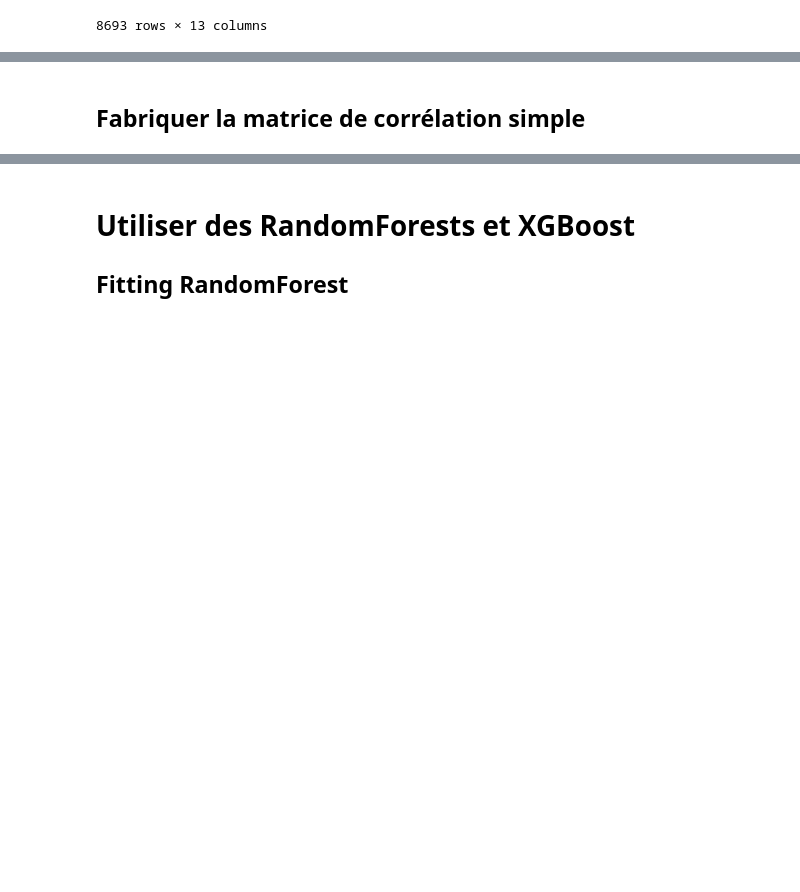
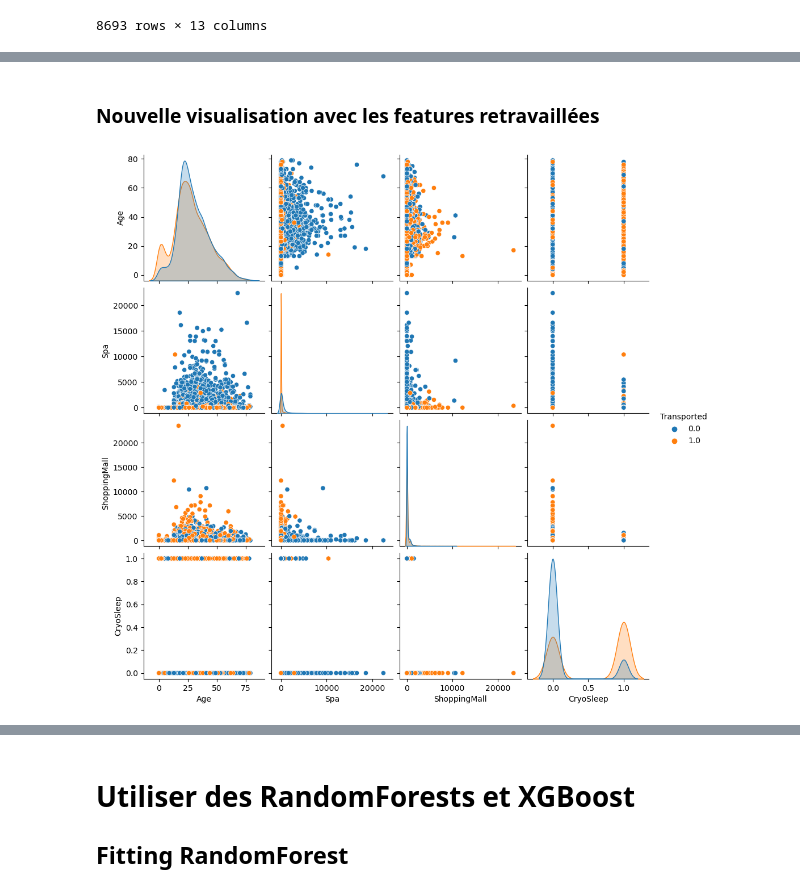
Before and after one commit to MatthiasPersonnaz/Kaggle_Projects, a Jupyter notebook: Spaceship Titanic/Spaceship_Titanic.ipynb, the cells around one changed output, grey strips where cells are left out. Drawn from its saved outputs; the diff is of its cells as text; code cells hidden in the pictures; blank space fills up the shorter version.

```diff
--- a/Spaceship Titanic/Spaceship_Titanic.ipynb
+++ b/Spaceship Titanic/Spaceship_Titanic.ipynb
@@ -177,2 +164,6 @@ pps_corr_matrix
-# %% [markdown]
-## Fabriquer la matrice de corrélation simple
+# %% [markdown]
+### Nouvelle visualisation avec les features retravaillées
+# %%
+g = sns.pairplot(reduced_dataset[["Age", "Spa", "ShoppingMall", "CryoSleep", "Transported"]], hue="Transported")
+# %% [output]
+[figure, added]
```
Also changed, not shown: parts of 63 cells of this notebook.
